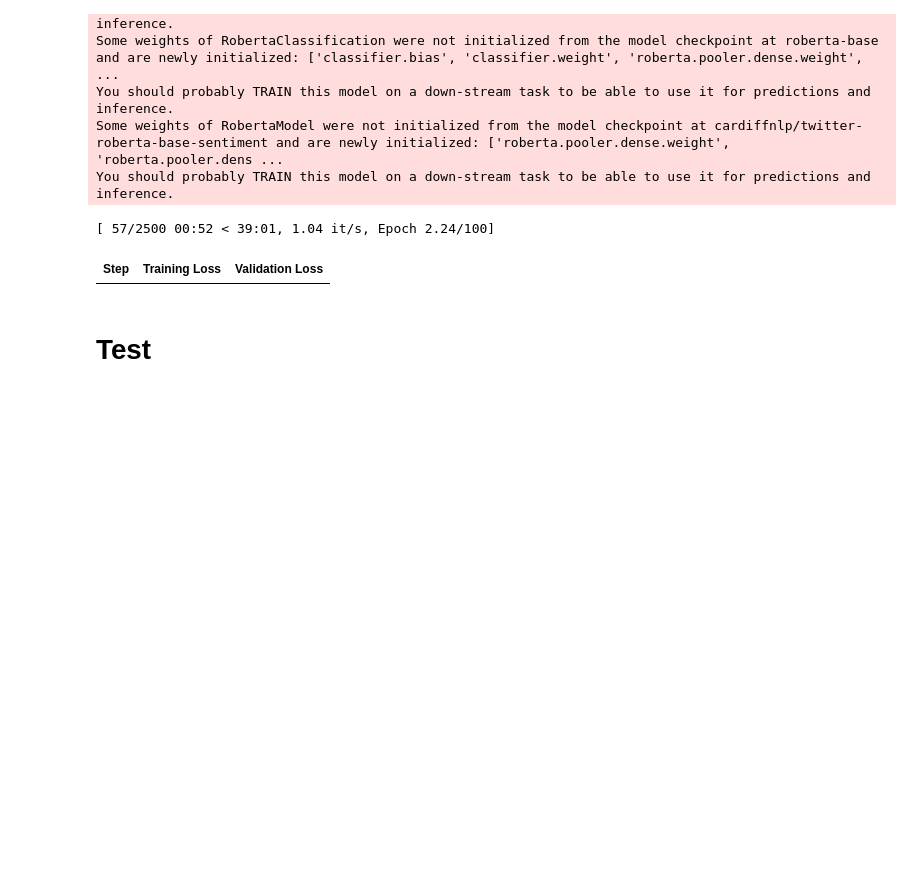
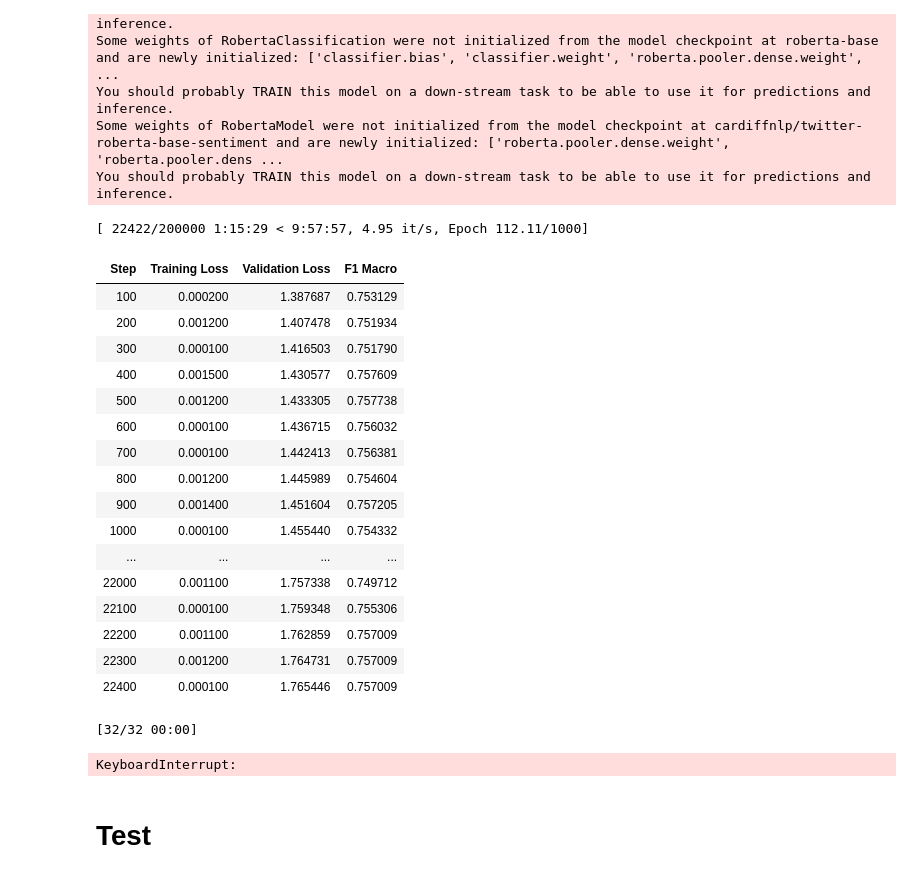
Before and after one commit to fas38/twitter-sentiment-analysis, a Jupyter notebook: deep_learning_pretrained_transformers_clf.ipynb, the cells around one changed output. Cells and saved outputs as stored; diff of their text form; code cells hidden in the pictures; blank space fills up the shorter version.

```diff
--- a/deep_learning_pretrained_transformers_clf.ipynb
+++ b/deep_learning_pretrained_transformers_clf.ipynb
@@ -53,7 +53,7 @@ X: (8000,)
 y: (8000,) [0 1 2]
 # %%
 # Splitting
-train_texts, val_texts, train_labels, val_labels = train_test_split(df['words_str'], y, test_size=0.2, shuffle=True, random_state=None)
+train_texts, val_texts, train_labels, val_labels = train_test_split(X, y, test_size=0.2, shuffle=True, random_state=None)
 # %%
 # Tokenize the input
 tokenizer_bert = BertTokenizer.from_pretrained('bert-base-uncased')
@@ -231,39 +231,57 @@ You should probably TRAIN this model on a down-stream task to be able to use it
 # %%
 model = model_twitter.to(device)
 
 # Define training arguments and trainer
 training_args = TrainingArguments(
     output_dir='./output',
-    per_device_train_batch_size=256,
-    per_device_eval_batch_size=256,
-    learning_rate=0.0001,
-    num_train_epochs=100,
+    per_device_train_batch_size=32,
+    per_device_eval_batch_size=32,
+    learning_rate=0.000001,
+    num_train_epochs=1000,
     logging_dir='./logs',
     evaluation_strategy='steps', # Evaluate every 'logging_steps'
     logging_steps=100, # Set to evaluate every 100 steps
     weight_decay=0.0001,
 )
 
 
 
 
 trainer = Trainer(
     model=model,
     args=training_args,
     train_dataset=train_dataset,
     eval_dataset=val_dataset,
     compute_metrics=f1_macro,
     # callbacks=[ThresholdEarlyStoppingCallback()],
 )
 
 
 # Train the model
 trainer.train()
 eval_results = trainer.evaluate()
 print(eval_results)
 # %% [output]
-[ 57/2500 00:52 < 39:01, 1.04 it/s, Epoch 2.24/100]
+[ 22422/200000 1:15:29 < 9:57:57, 4.95 it/s, Epoch 112.11/1000]
-| Step | Training Loss | Validation Loss |
+| Step | Training Loss | Validation Loss | F1 Macro |
+| 100 | 0.000200 | 1.387687 | 0.753129 |
+| 200 | 0.001200 | 1.407478 | 0.751934 |
+| 300 | 0.000100 | 1.416503 | 0.751790 |
+| 400 | 0.001500 | 1.430577 | 0.757609 |
+| 500 | 0.001200 | 1.433305 | 0.757738 |
+| 600 | 0.000100 | 1.436715 | 0.756032 |
+| 700 | 0.000100 | 1.442413 | 0.756381 |
+| 800 | 0.001200 | 1.445989 | 0.754604 |
+| 900 | 0.001400 | 1.451604 | 0.757205 |
+| 1000 | 0.000100 | 1.455440 | 0.754332 |
+| ... | ... | ... | ... |
+| 22000 | 0.001100 | 1.757338 | 0.749712 |
+| 22100 | 0.000100 | 1.759348 | 0.755306 |
+| 22200 | 0.001100 | 1.762859 | 0.757009 |
+| 22300 | 0.001200 | 1.764731 | 0.757009 |
+| 22400 | 0.000100 | 1.765446 | 0.757009 |
+[32/32 00:00]
+KeyboardInterrupt:
 # %%
 # Save the model
 trainer.save_model('pretrained_models/roberta-base-twitter-clf')
```
Also changed, not shown: parts of 2 cells of this notebook, 5 other files.
